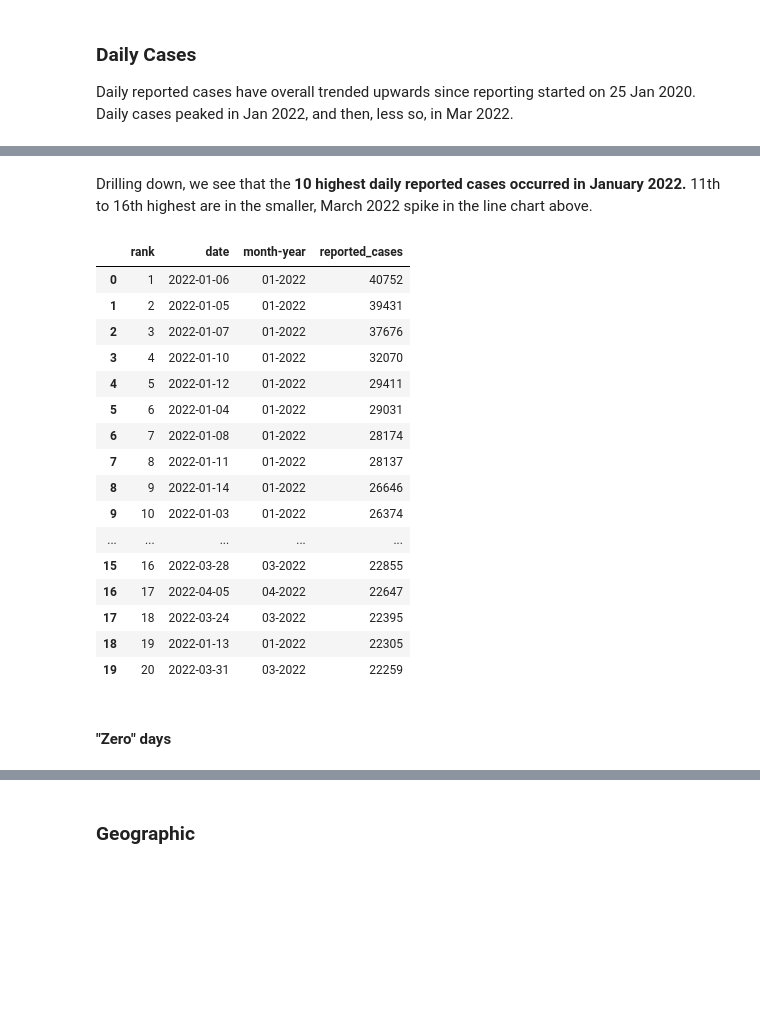
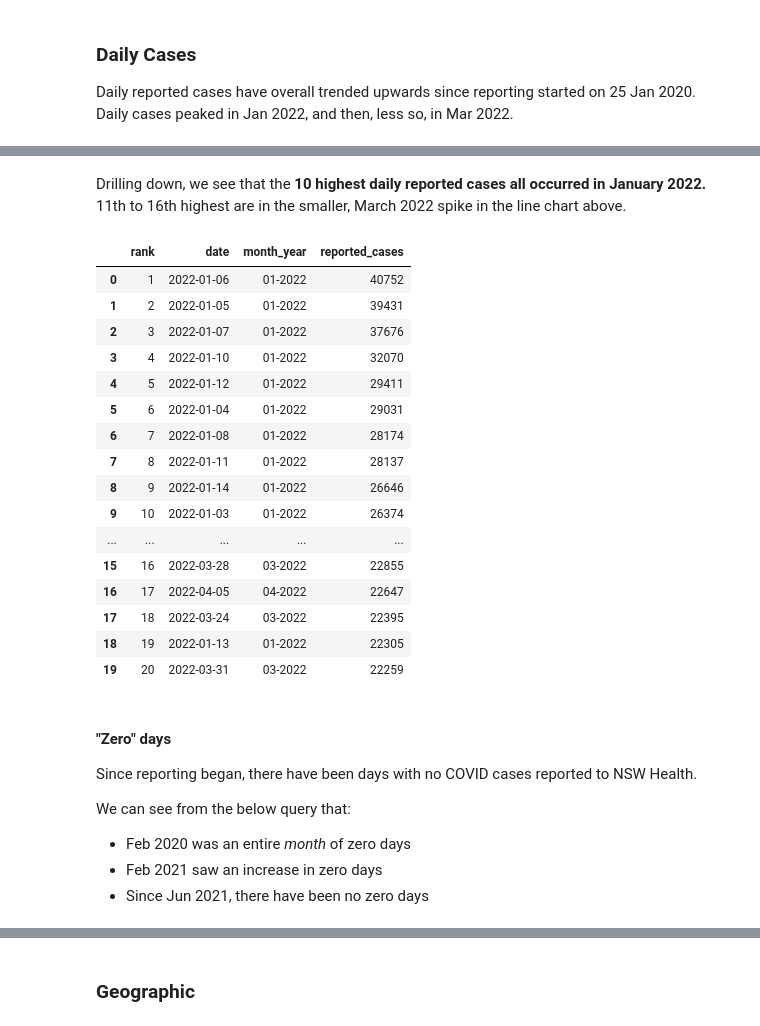
Before and after one commit to henrylin03/covid-nsw, a Jupyter notebook: covid-nsw.ipynb, the cells around one changed output, grey strips where cells are left out. Drawn from its saved outputs; the diff is of its cells as text; code cells hidden in the pictures; blank space fills up the shorter version.

```diff
--- a/covid-nsw.ipynb
+++ b/covid-nsw.ipynb
@@ -112,22 +115,22 @@ plt.clf()
 <Figure size 432x288 with 0 Axes>
 # %% [markdown]
-Drilling down, we see that the **10 highest daily reported cases occurred in January 2022.** 11th to 16th highest are in the smaller, March 2022 spike in the line chart above.
+Drilling down, we see that the **10 highest daily reported cases all occurred in January 2022.** 11th to 16th highest are in the smaller, March 2022 spike in the line chart above.
 # %%
 pd.read_sql_query("""
     SELECT
         RANK() OVER (
             ORDER BY SUM(confirmed_cases_count) DESC
         ) AS 'rank',
         DATE(notification_date) AS 'date',
-        STRFTIME('%m-%Y', notification_date) AS 'month-year',
+        STRFTIME('%m-%Y', notification_date) AS 'month_year',
         SUM(confirmed_cases_count) AS 'reported_cases'
     FROM covid
     GROUP BY 2
     ORDER BY 4 DESC
     LIMIT 20
     """, engine)
 # %% [output]
-|  | rank | date | month-year | reported_cases |
+|  | rank | date | month_year | reported_cases |
 | 0 | 1 | 2022-01-06 | 01-2022 | 40752 |
 | 1 | 2 | 2022-01-05 | 01-2022 | 39431 |
 | 2 | 3 | 2022-01-07 | 01-2022 | 37676 |
@@ -144,6 +147,12 @@ pd.read_sql_query("""
 | 17 | 18 | 2022-03-24 | 03-2022 | 22395 |
 | 18 | 19 | 2022-01-13 | 01-2022 | 22305 |
 | 19 | 20 | 2022-03-31 | 03-2022 | 22259 |
-# %% [markdown]
-#### "Zero" days
+# %% [markdown]
+#### "Zero" days
+Since reporting began, there have been days with no COVID cases reported to NSW Health.
+
+We can see from the below query that:
+* Feb 2020 was an entire _month_ of zero days
+* Feb 2021 saw an increase in zero days
+* Since Jun 2021, there have been no zero days
 # %%
```
Also changed, not shown: parts of 9 cells of this notebook.
